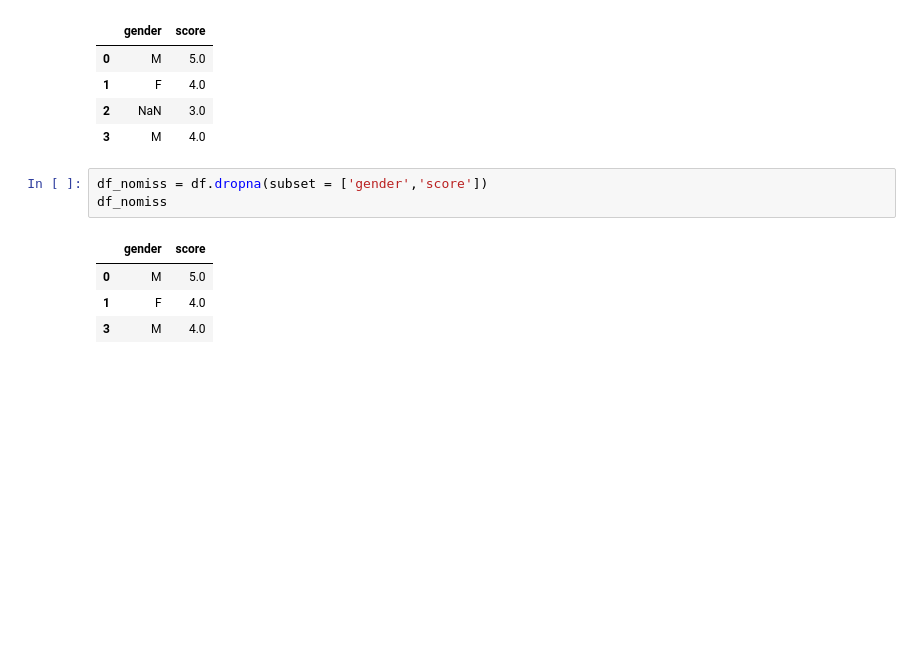
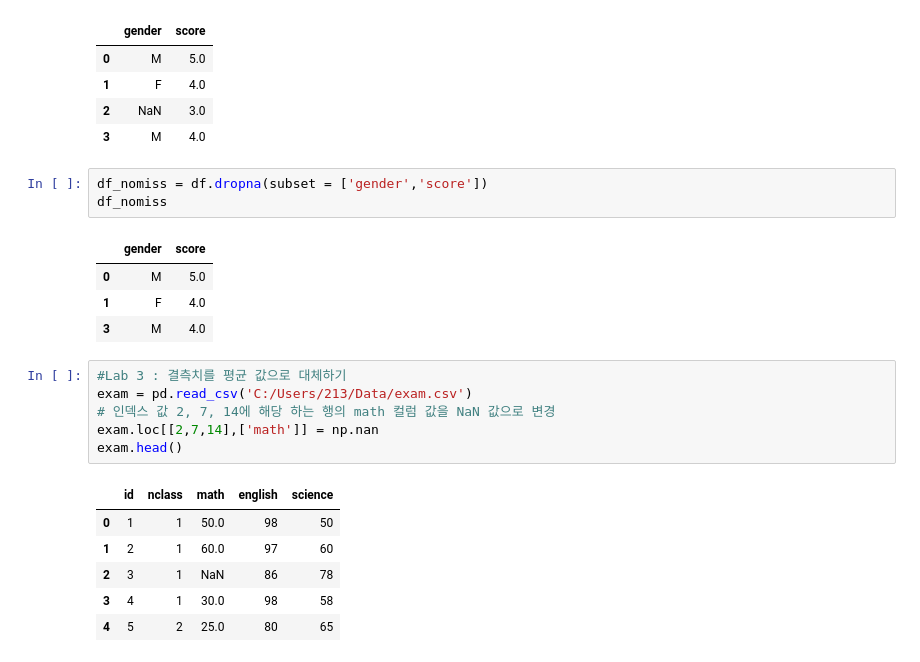
Before and after one commit to aabyess/bigdata, a Jupyter notebook: big_7weeks.ipynb, the cells around one changed output. Cells and saved outputs as stored; diff of their text form; blank space fills up the shorter version.

```diff
--- a/big_7weeks.ipynb
+++ b/big_7weeks.ipynb
@@ -269,3 +269,16 @@ df_nomiss
 | 0 | M | 5.0 |
 | 1 | F | 4.0 |
 | 3 | M | 4.0 |
+# %%
+#Lab 3 : 결측치를 평균 값으로 대체하기
+exam = pd.read_csv('C:/Users/213/Data/exam.csv')
+# 인덱스 값 2, 7, 14에 해당 하는 행의 math 컬럼 값을 NaN 값으로 변경
+exam.loc[[2,7,14],['math']] = np.nan
+exam.head()
+# %% [output]
+|  | id | nclass | math | english | science |
+| 0 | 1 | 1 | 50.0 | 98 | 50 |
+| 1 | 2 | 1 | 60.0 | 97 | 60 |
+| 2 | 3 | 1 | NaN | 86 | 78 |
+| 3 | 4 | 1 | 30.0 | 98 | 58 |
+| 4 | 5 | 2 | 25.0 | 80 | 65 |
```
Also changed, not shown: parts of 21 cells of this notebook.
